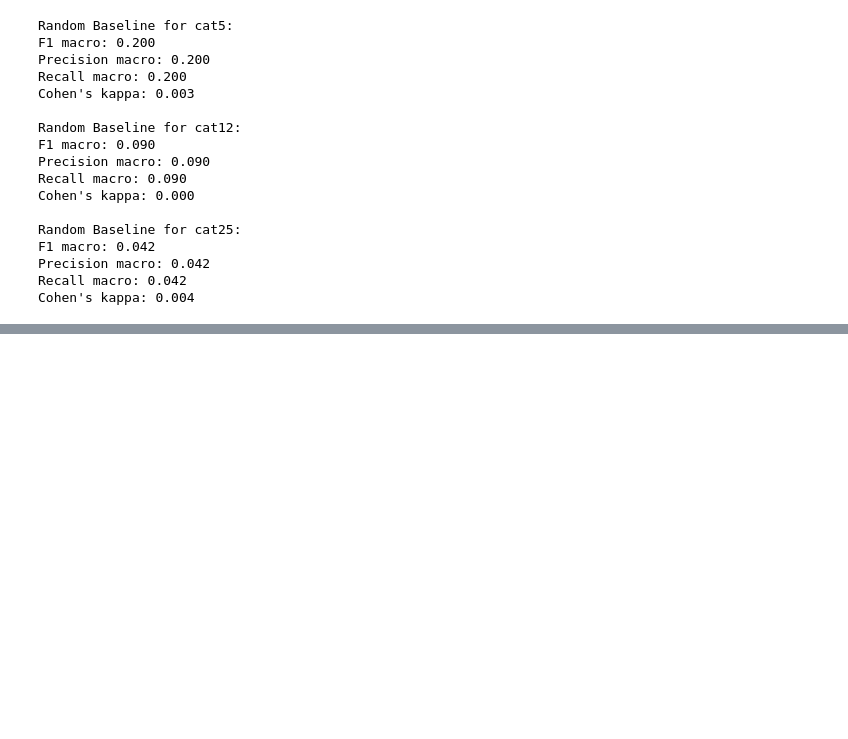
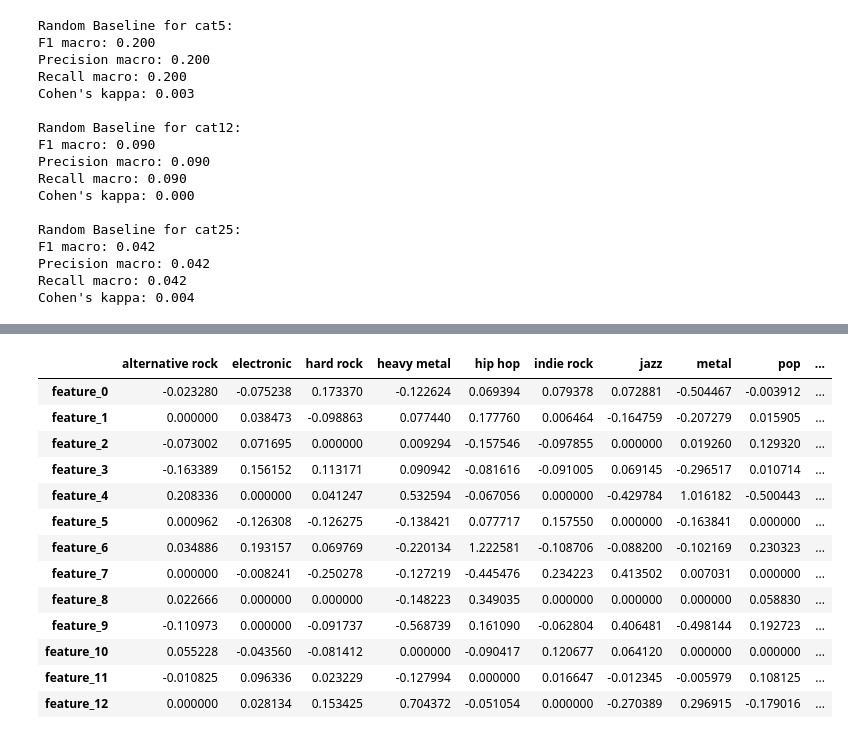
Before and after one commit to markusradke/LyricsGenreRecognition, a Jupyter notebook: notebooks/prototyping/simple_LDA_approach.ipynb, the cells around one changed output, grey strips where cells are left out. Drawn from its saved outputs; the diff is of its cells as text; code cells hidden in the pictures; blank space fills up the shorter version.

```diff
--- a/notebooks/prototyping/simple_LDA_approach.ipynb
+++ b/notebooks/prototyping/simple_LDA_approach.ipynb
@@ -216,0 +178,8 @@ Text(0.5, 0, 'Number of Topics (k)')
+# %%
+lda_topic = lda
+X_train_topic = X_train
+X_test_topic = X_test
+# %%
+lda_style = lda
+X_train_style = X_train
+X_test_style = X_test
@@ -297,3 +357,20 @@ Kappa: 0.173
+# %%
+trainer12.coefficients_
+# %% [output]
+|  | alternative rock | electronic | hard rock | heavy metal | hip hop | indie rock | jazz | metal | pop | ... |
+| feature_0 | -0.023280 | -0.075238 | 0.173370 | -0.122624 | 0.069394 | 0.079378 | 0.072881 | -0.504467 | -0.003912 | ... |
+| feature_1 | 0.000000 | 0.038473 | -0.098863 | 0.077440 | 0.177760 | 0.006464 | -0.164759 | -0.207279 | 0.015905 | ... |
+| feature_2 | -0.073002 | 0.071695 | 0.000000 | 0.009294 | -0.157546 | -0.097855 | 0.000000 | 0.019260 | 0.129320 | ... |
+| feature_3 | -0.163389 | 0.156152 | 0.113171 | 0.090942 | -0.081616 | -0.091005 | 0.069145 | -0.296517 | 0.010714 | ... |
+| feature_4 | 0.208336 | 0.000000 | 0.041247 | 0.532594 | -0.067056 | 0.000000 | -0.429784 | 1.016182 | -0.500443 | ... |
+| feature_5 | 0.000962 | -0.126308 | -0.126275 | -0.138421 | 0.077717 | 0.157550 | 0.000000 | -0.163841 | 0.000000 | ... |
+| feature_6 | 0.034886 | 0.193157 | 0.069769 | -0.220134 | 1.222581 | -0.108706 | -0.088200 | -0.102169 | 0.230323 | ... |
+| feature_7 | 0.000000 | -0.008241 | -0.250278 | -0.127219 | -0.445476 | 0.234223 | 0.413502 | 0.007031 | 0.000000 | ... |
+| feature_8 | 0.022666 | 0.000000 | 0.000000 | -0.148223 | 0.349035 | 0.000000 | 0.000000 | 0.000000 | 0.058830 | ... |
+| feature_9 | -0.110973 | 0.000000 | -0.091737 | -0.568739 | 0.161090 | -0.062804 | 0.406481 | -0.498144 | 0.192723 | ... |
+| feature_10 | 0.055228 | -0.043560 | -0.081412 | 0.000000 | -0.090417 | 0.120677 | 0.064120 | 0.000000 | 0.000000 | ... |
+| feature_11 | -0.010825 | 0.096336 | 0.023229 | -0.127994 | 0.000000 | 0.016647 | -0.012345 | -0.005979 | 0.108125 | ... |
+| feature_12 | 0.000000 | 0.028134 | 0.153425 | 0.704372 | -0.051054 | 0.000000 | -0.270389 | 0.296915 | -0.179016 | ... |
 # %%
 # cat25
 y_train_cat25 = corpus_train["cat25"]
```
Also changed, not shown: parts of 22 cells of this notebook, 13 other files.
